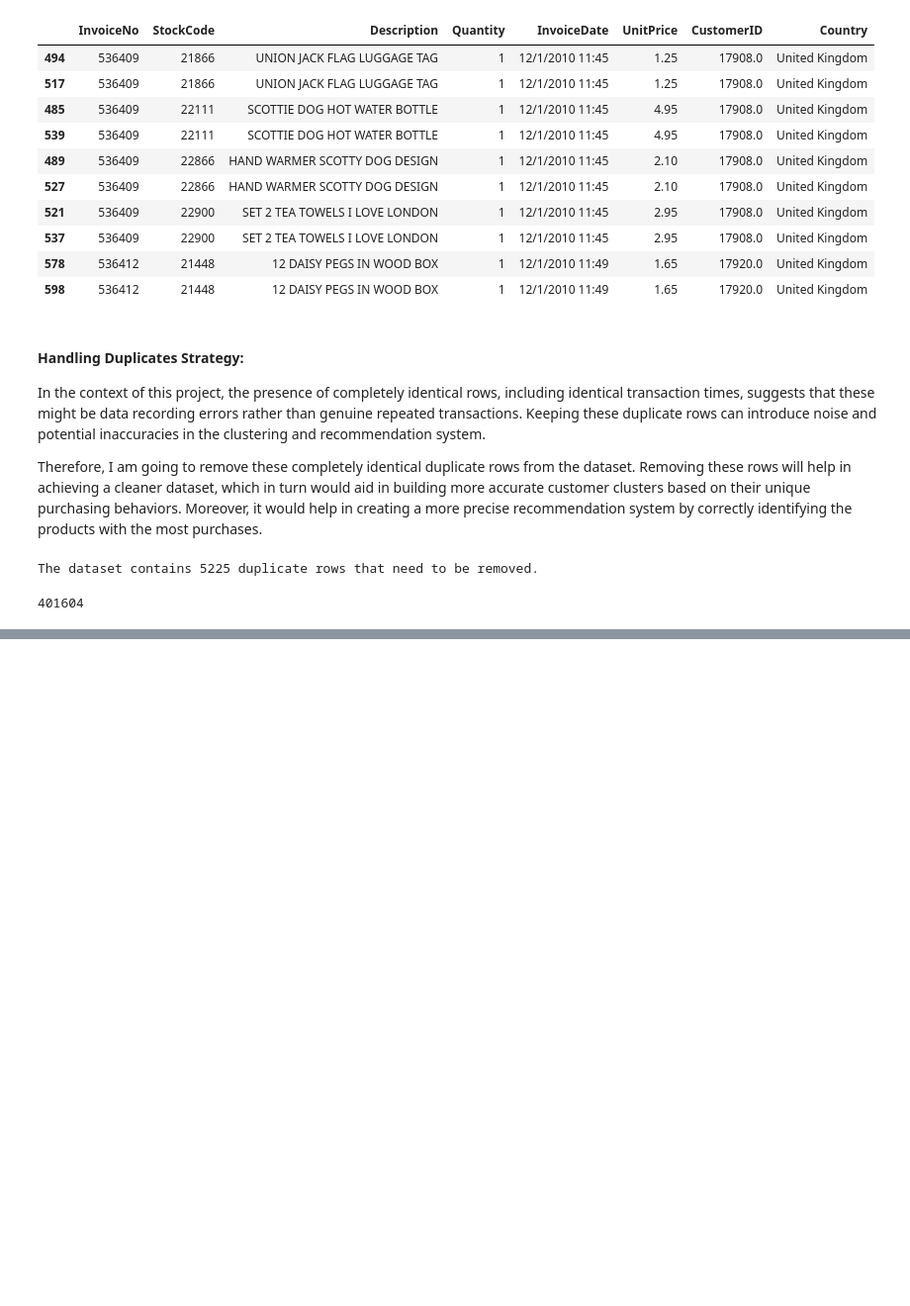
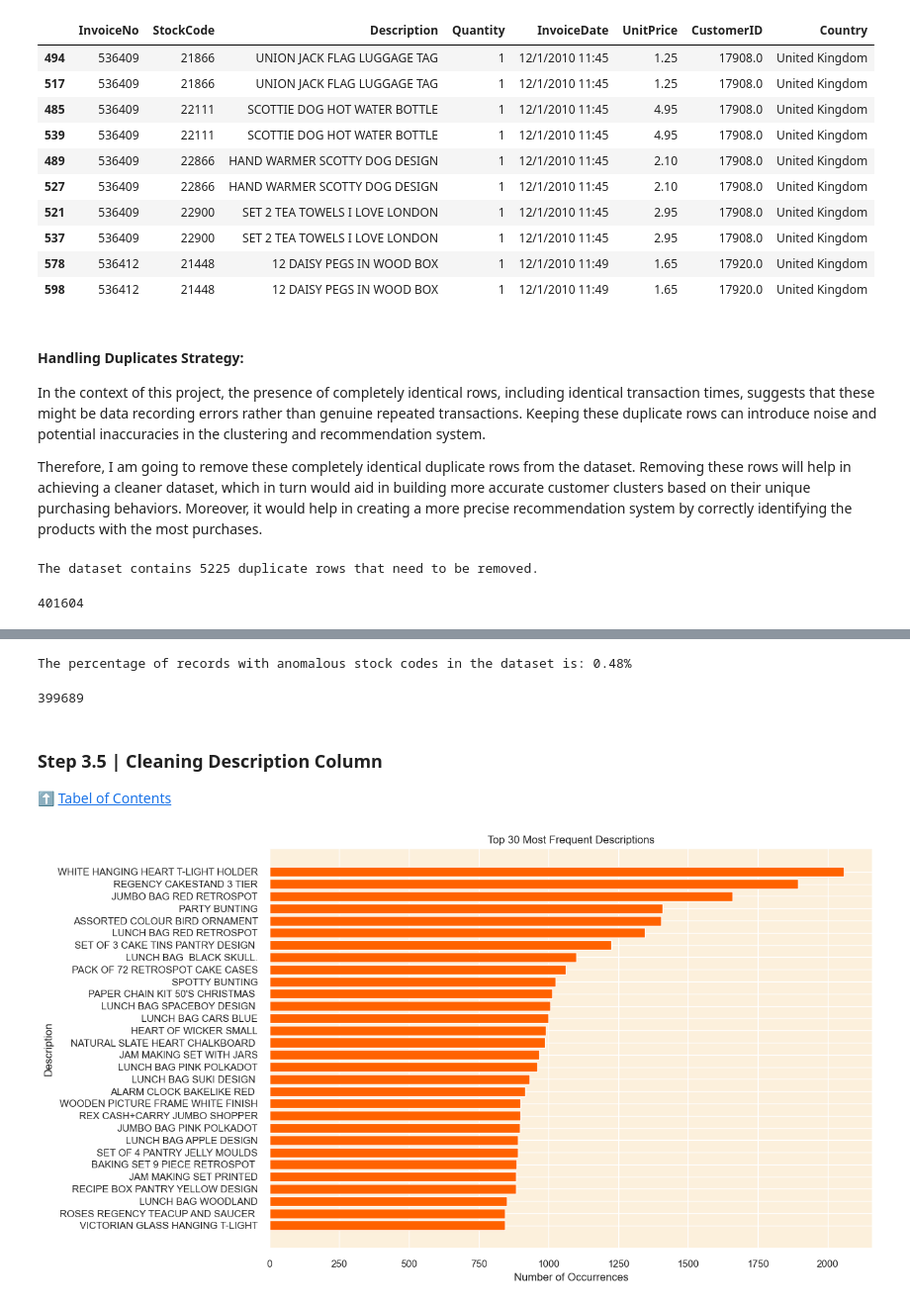
Before and after one commit to richardlevinson3/customer-personality-analytics, a Jupyter notebook: cusomter-personality-analytics.ipynb, the cells around one changed output, grey strips where cells are left out. Shown: that part at 99% size. Saved outputs shown, nothing was run; the diff lists cells and outputs as text; code cells hidden in the pictures; blank space fills up the shorter version.

Commit message:
feat: data clean & transformation

```diff
--- a/cusomter-personality-analytics.ipynb
+++ b/cusomter-personality-analytics.ipynb
@@ -342,0 +403,9 @@ df.shape[0]
+# %%
+# Finding the number of numeric characters in each unique stock code
+unique_stock_codes = df['StockCode'].unique()
+numeric_char_counts_in_unique_codes = pd.Series(unique_stock_codes).apply(lambda x: sum(c.isdigit() for c in str(x))).value_counts()
+
+# Printing the value counts for unique stock codes
+print("Value counts of numeric character frequencies in unique stock codes:")
+print("-"*70)
+print(numeric_char_counts_in_unique_codes)
@@ -342,0 +419,9 @@ df.shape[0]
+# %%
+# Finding and printing the stock codes with 0 and 1 numeric characters
+anomalous_stock_codes = [code for code in unique_stock_codes if sum(c.isdigit() for c in str(code)) in (0, 1)]
+
+# Printing each stock code on a new line
+print("Anomalous stock codes:")
+print("-"*22)
+for code in anomalous_stock_codes:
+    print(code)
@@ -342,0 +439,40 @@ df.shape[0]
+# %%
+# Calculating the percentage of records with these stock codes
+percentage_anomalous = (df['StockCode'].isin(anomalous_stock_codes).sum() / len(df)) * 100
+
+# Printing the percentage
+print(f"The percentage of records with anomalous stock codes in the dataset is: {percentage_anomalous:.2f}%")
+# %% [output]
+The percentage of records with anomalous stock codes in the dataset is: 0.48%
+# %%
+# Removing rows with anomalous stock codes from the dataset
+df = df[~df['StockCode'].isin(anomalous_stock_codes)]
+# %%
+# Getting the number of rows in the dataframe
+df.shape[0]
+# %% [output]
+399689
+# %% [markdown]
+<a id="Description_cleaning"></a>
+### Step 3.5 | Cleaning Description Column
+⬆️ [Tabel of Contents](#contents_tabel)
+# %%
+# Calculate the occurrence of each unique description and sort them
+description_counts = df['Description'].value_counts()
+
+# Get the top 30 descriptions
+top_30_descriptions = description_counts[:30]
+
+# Plotting
+plt.figure(figsize=(12,8))
+plt.barh(top_30_descriptions.index[::-1], top_30_descriptions.values[::-1], color='#ff6200')
+
+# Adding labels and title
+plt.xlabel('Number of Occurrences')
+plt.ylabel('Description')
+plt.title('Top 30 Most Frequent Descriptions')
+
+# Show the plot
+plt.show()
+# %% [output]
+[figure, added]
```
Also changed, not shown: parts of 18 cells of this notebook.
